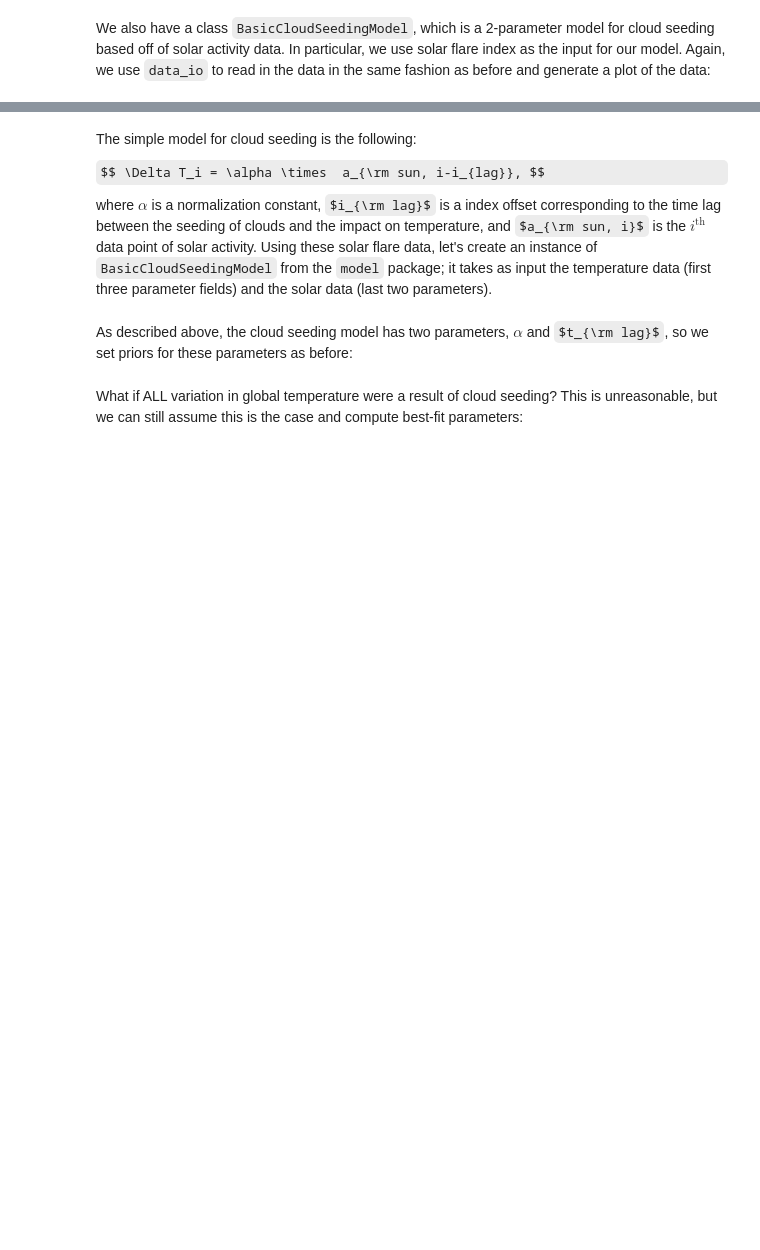
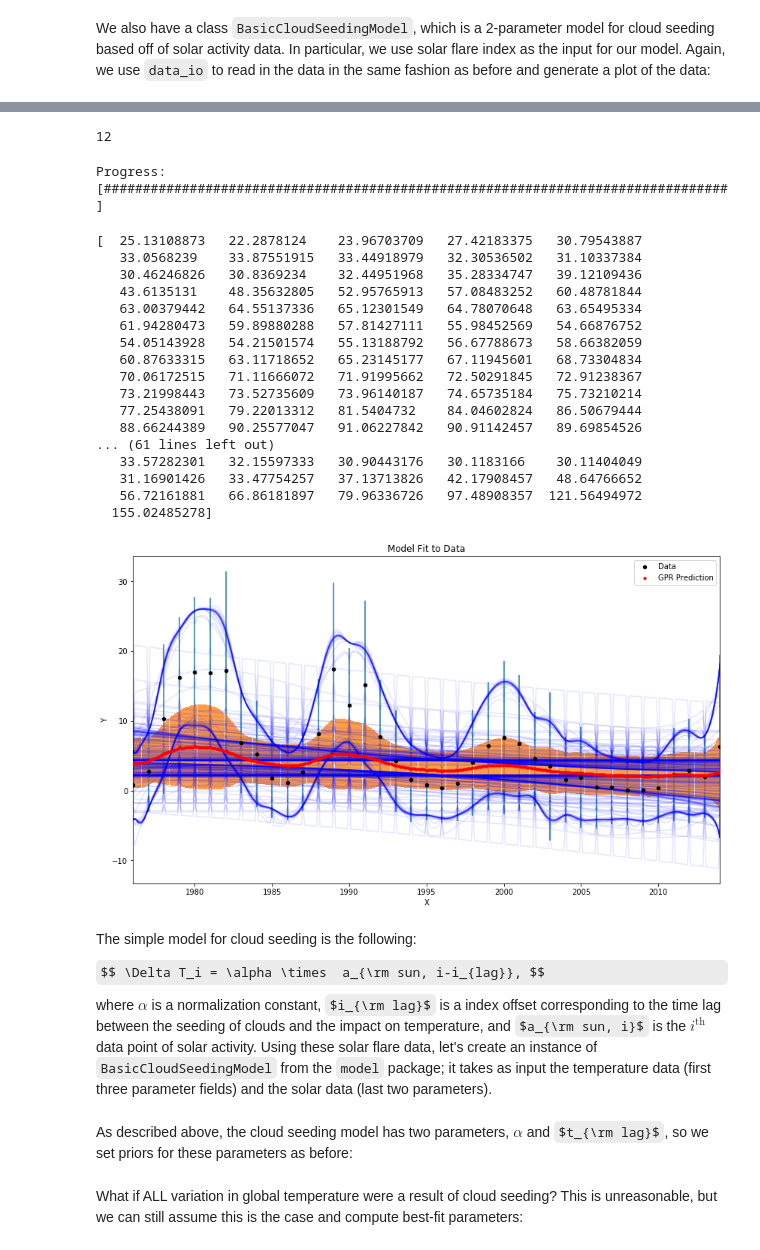
Before and after one commit to mrowan137/Climate, a Jupyter notebook: tutorial.ipynb, the cells around one changed output, grey strips where cells are left out. Drawn from its saved outputs; the diff is of its cells as text; code cells hidden in the pictures; some formulas as TeX source; blank space fills up the shorter version.

Commit message:
Added exponential decay prior, added GPRInterpolator class, modified tutorial for testing

```diff
--- a/tutorial.ipynb
+++ b/tutorial.ipynb
@@ -137,3 +120,41 @@ plt.ylabel('flare index');
+# %%
+# Create GPR interpolator object
+GPR = model.GPRInterpolator(years_flares, flares, flares_unc, 10)
+# %% [output]
+12
+# %%
+# Set hyperpriors
+prior_type = [ 'uniform' for i in range(12) ]
+prior_param1 = [-100 for i in range(12)]
+prior_param2 = [ 100 for i in range(12)]
+GPR.set_priors(prior_type, prior_param1, prior_param2)
+# %%
+# Run MCMC
+GPR.run_MCMC(24,400)
+# %% [output]
+Progress:
+[################################################################################]
+# %%
+GPR.show_results(100)
+# %% [output]
+[  25.13108873   22.2878124    23.96703709   27.42183375   30.79543887
+   33.0568239    33.87551915   33.44918979   32.30536502   31.10337384
+   30.46246826   30.8369234    32.44951968   35.28334747   39.12109436
+   43.6135131    48.35632805   52.95765913   57.08483252   60.48781844
+   63.00379442   64.55137336   65.12301549   64.78070648   63.65495334
+   61.94280473   59.89880288   57.81427111   55.98452569   54.66876752
+   54.05143928   54.21501574   55.13188792   56.67788673   58.66382059
+   60.87633315   63.11718652   65.23145177   67.11945601   68.73304834
+   70.06172515   71.11666072   71.91995662   72.50291845   72.91238367
+   73.21998443   73.52735609   73.96140187   74.65735184   75.73210214
+   77.25438091   79.22013312   81.5404732    84.04602824   86.50679444
+   88.66244389   90.25577047   91.06227842   90.91142457   89.69854526
+... (61 lines left out)
+   33.57282301   32.15597333   30.90443176   30.1183166    30.11404049
+   31.16901426   33.47754257   37.13713826   42.17908457   48.64766652
+   56.72161881   66.86181897   79.96336726   97.48908357  121.56494972
+  155.02485278]
+[figure, added]
 # %% [markdown]
 The simple model for cloud seeding is the following:
 $$ \Delta T_i = \alpha \times  a_{\rm sun, i-i_{lag}}, $$
```
Also changed, not shown: parts of 16 cells of this notebook, 20 other files.
